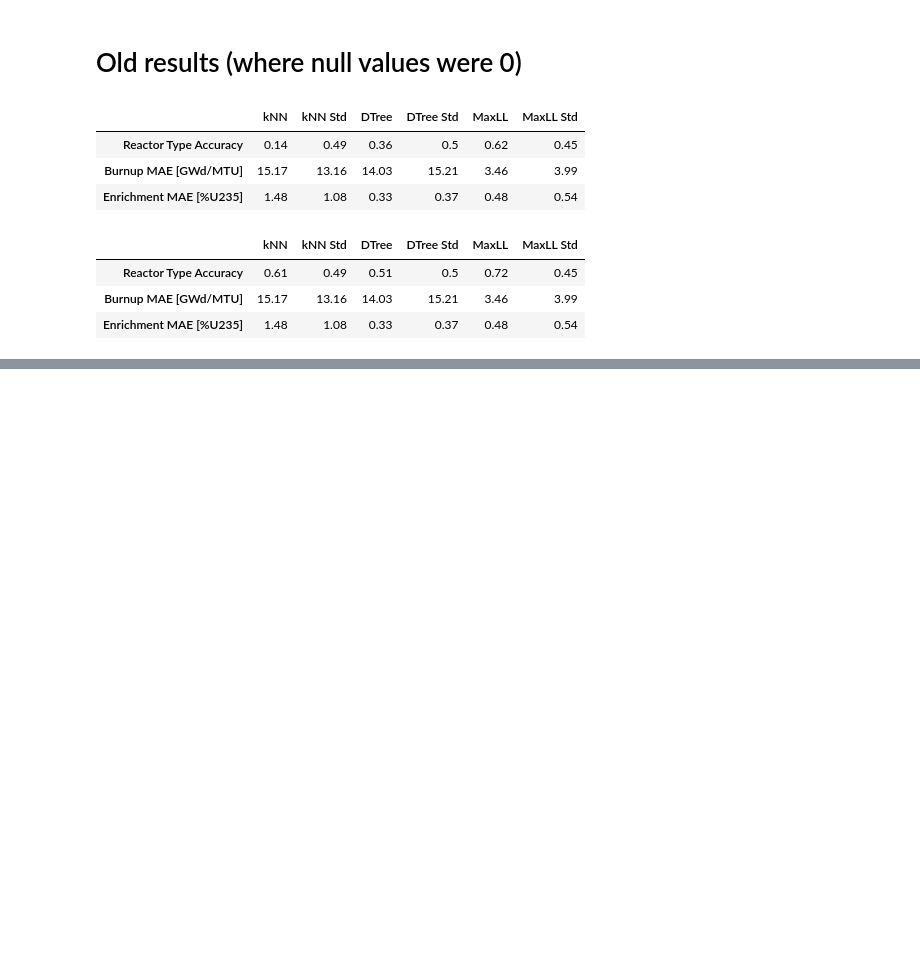
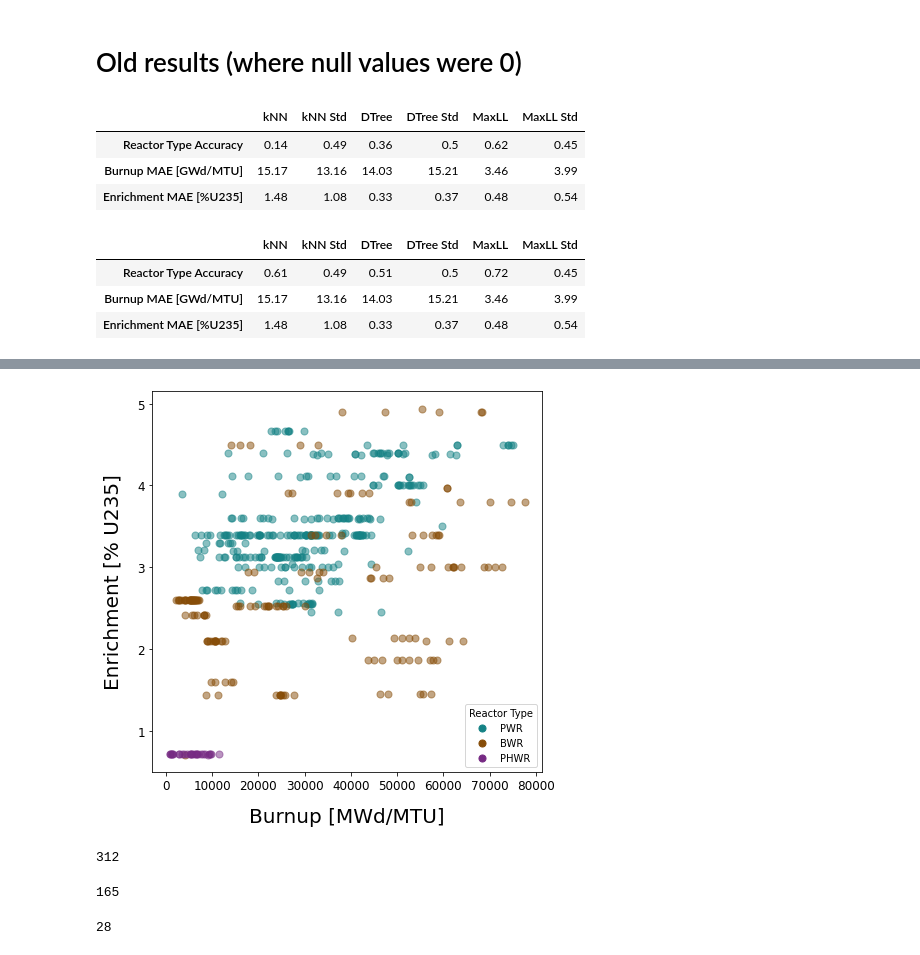
Before and after one commit to opotowsky/process_results, a Jupyter notebook: sfco-preds_mll_scikit_compare.ipynb, the cells around one changed output, grey strips where cells are left out. Drawn from its saved outputs; the diff is of its cells as text; code cells hidden in the pictures; blank space fills up the shorter version.

```diff
--- a/sfco-preds_mll_scikit_compare.ipynb
+++ b/sfco-preds_mll_scikit_compare.ipynb
@@ -239,0 +143,3 @@ Burnup, ExpVar, 29 nuclides:
+# %%
+sfco = pd.read_pickle('~/sfcompo/format_clean/sfcompo_nuc29.pkl')
+sfco
@@ -239,0 +162,39 @@ Burnup, ExpVar, 29 nuclides:
+# %%
+# color dict (use: colors['XColor'])
+import ast
+with open('color_palette.txt', 'r') as file:
+    contents = file.read()
+    colors = ast.literal_eval(contents)
+# %%
+fig, ax = plt.subplots(figsize=(7,7))
+ax.set_ylabel('Enrichment [% U235]', fontsize=20, labelpad=15)
+ax.set_xlabel('Burnup [MWd/MTU]', fontsize=20, labelpad=15)
+rxtrs = ['pwr', 'bwr', 'phwr']
+lbls = ['PWR', 'BWR', 'PHWR']
+cdict = {'pwr' : colors['MTeal'],
+         'bwr' : colors['MBrwn'],
+         'phwr' : colors['MPurp']}
+for i, rxtr in enumerate(rxtrs):
+    sub = sfco.loc[sfco['ReactorType'] == rxtr]
+    ax.scatter(sub['Burnup'], sub['Enrichment'], c = cdict[rxtr], s = 50, alpha = 0.5, label=lbls[i])
+ax.tick_params(labelsize=12)
+
+leg = ax.legend(loc='best', title='Reactor Type')
+for lh in leg.legendHandles: lh.set_alpha(1)
+
+fig.savefig('./plots/sfcompo_scatter_viz.png', bbox_inches='tight', transparent=True)
+plt.show()
+# %% [output]
+[figure, added]
+# %%
+len(sfco.loc[sfco['ReactorType'] == 'pwr'])
+# %% [output]
+312
+# %%
+len(sfco.loc[sfco['ReactorType'] == 'bwr'])
+# %% [output]
+165
+# %%
+len(sfco.loc[sfco['ReactorType'] == 'phwr'])
+# %% [output]
+28
```
Also changed, not shown: parts of 29 cells of this notebook, 1 other file.
